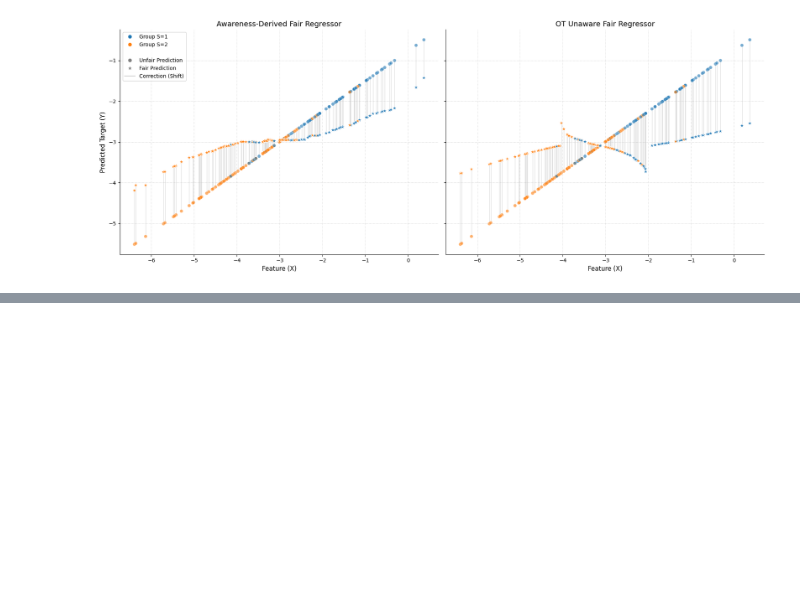
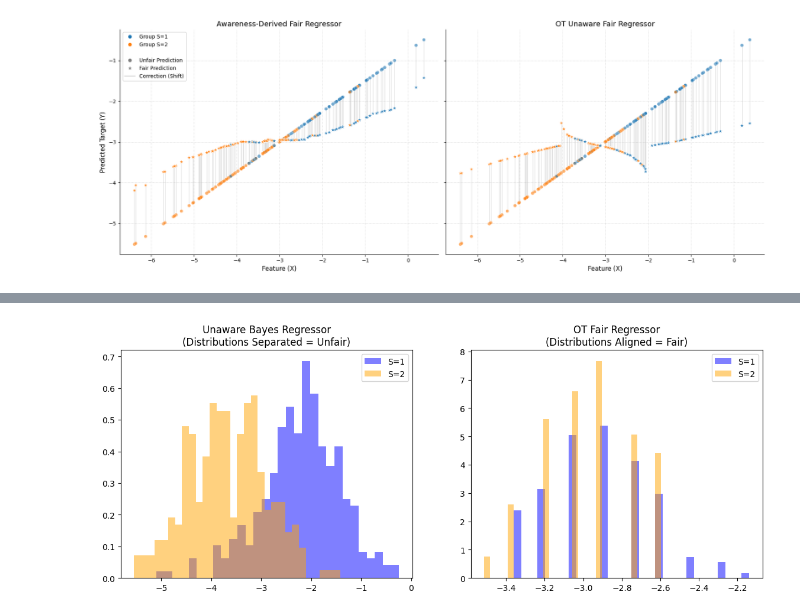
Before and after one commit to AugustinBouquillard/demographic-parity, a Jupyter notebook: toy_example_visualization.ipynb, the cells around one changed output, grey strips where cells are left out. Cells and saved outputs as stored; diff of their text form; code cells hidden in the pictures; blank space fills up the shorter version.

```diff
--- a/toy_example_visualization.ipynb
+++ b/toy_example_visualization.ipynb
@@ -490,0 +529,18 @@ compare_feature_vs_prediction_shifts(
+# %%
+fig, ax = plt.subplots(1, 2, figsize=(14, 5))
+
+# Plot Bayes
+ax[0].hist(y_pred_bayes[s_test==1], bins=30, alpha=0.5, density=True, label='S=1', color='blue')
+ax[0].hist(y_pred_bayes[s_test==2], bins=30, alpha=0.5, density=True, label='S=2', color='orange')
+ax[0].set_title(f"Unaware Bayes Regressor\n(Distributions Separated = Unfair)")
+ax[0].legend()
+
+# Plot Fair
+ax[1].hist(y_pred_taturyan[s_test==1], bins=30, alpha=0.5, density=True, label='S=1', color='blue')
+ax[1].hist(y_pred_taturyan[s_test==2], bins=30, alpha=0.5, density=True, label='S=2', color='orange')
+ax[1].set_title(f"OT Fair Regressor\n(Distributions Aligned = Fair)")
+ax[1].legend()
+
+plt.show()
+# %% [output]
+[figure, added]
```
Also changed, not shown: parts of 4 cells of this notebook.
